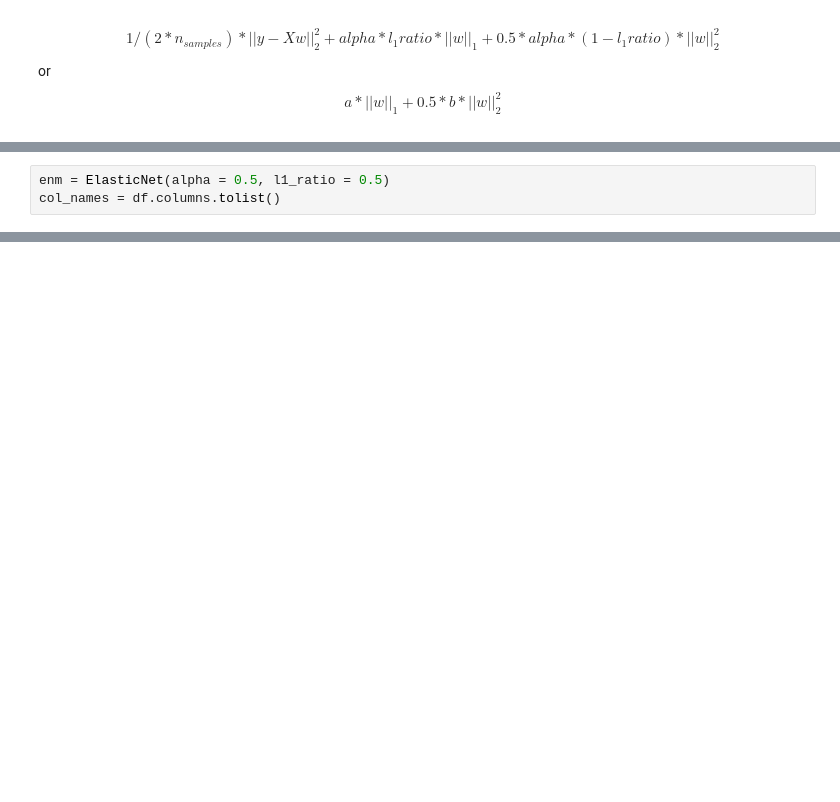
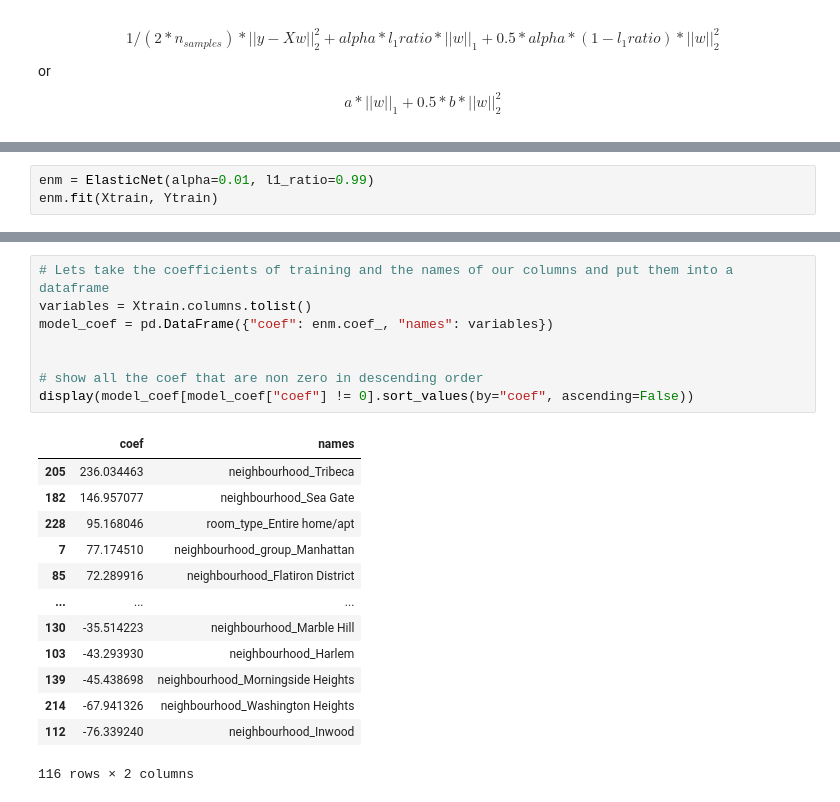
Before and after one commit to Sgipn/Airbnb_PricePred, a Jupyter notebook: notebooks/Elastic Net Regression.ipynb, the cells around one changed output, grey strips where cells are left out. Saved outputs shown, nothing was run; the diff lists cells and outputs as text; blank space fills up the shorter version.

Commit message:
Updating of elastic net

```diff
--- a/notebooks/Elastic Net Regression.ipynb
+++ b/notebooks/Elastic Net Regression.ipynb
@@ -40,3 +145,3 @@ $$
 # %%
-enm = ElasticNet(alpha = 0.5, l1_ratio = 0.5)
-col_names = df.columns.tolist()
+enm = ElasticNet(alpha=0.01, l1_ratio=0.99)
+enm.fit(Xtrain, Ytrain)
@@ -42,0 +151,22 @@ col_names = df.columns.tolist()
+# %%
+# Lets take the coefficients of training and the names of our columns and put them into a dataframe
+variables = Xtrain.columns.tolist()
+model_coef = pd.DataFrame({"coef": enm.coef_, "names": variables})
+
+
+# show all the coef that are non zero in descending order
+display(model_coef[model_coef["coef"] != 0].sort_values(by="coef", ascending=False))
+# %% [output]
+|  | coef | names |
+| 205 | 236.034463 | neighbourhood_Tribeca |
+| 182 | 146.957077 | neighbourhood_Sea Gate |
+| 228 | 95.168046 | room_type_Entire home/apt |
+| 7 | 77.174510 | neighbourhood_group_Manhattan |
+| 85 | 72.289916 | neighbourhood_Flatiron District |
+| ... | ... | ... |
+| 130 | -35.514223 | neighbourhood_Marble Hill |
+| 103 | -43.293930 | neighbourhood_Harlem |
+| 139 | -45.438698 | neighbourhood_Morningside Heights |
+| 214 | -67.941326 | neighbourhood_Washington Heights |
+| 112 | -76.339240 | neighbourhood_Inwood |
+116 rows × 2 columns
```
Also changed, not shown: parts of 8 cells of this notebook, 1 other file.
